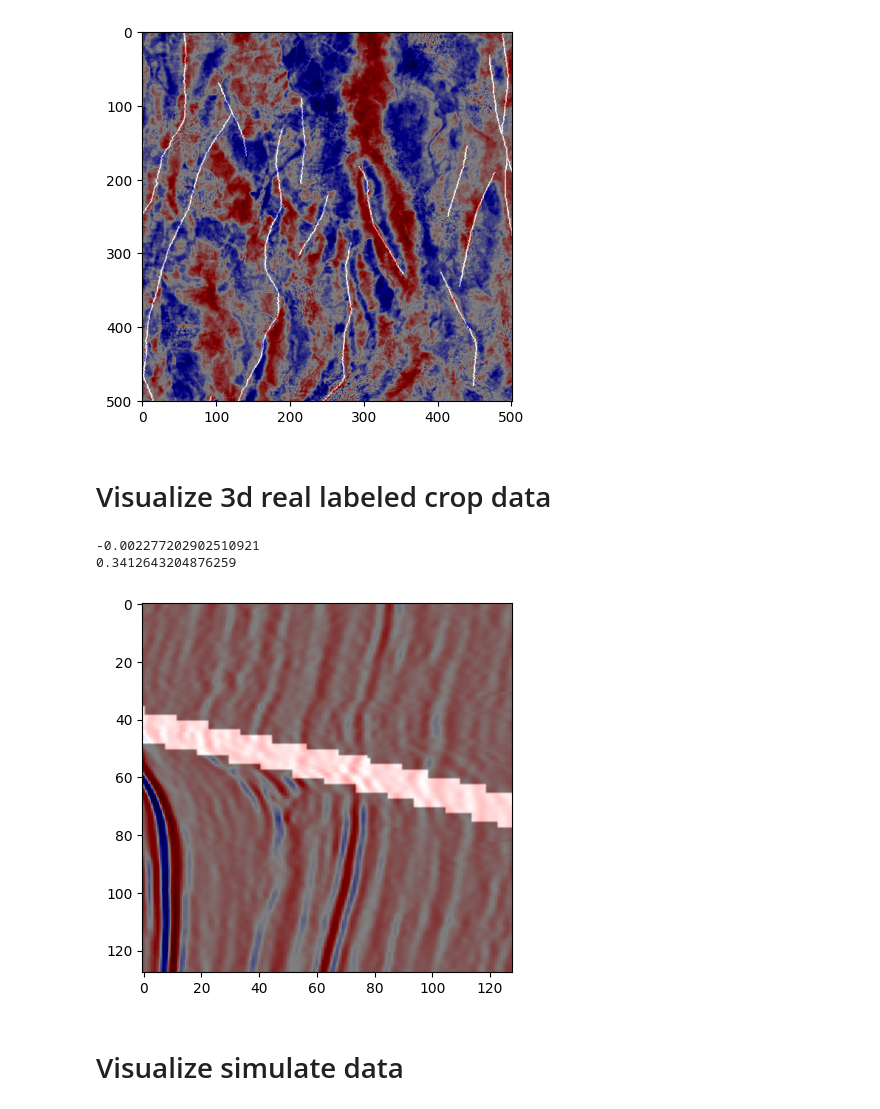
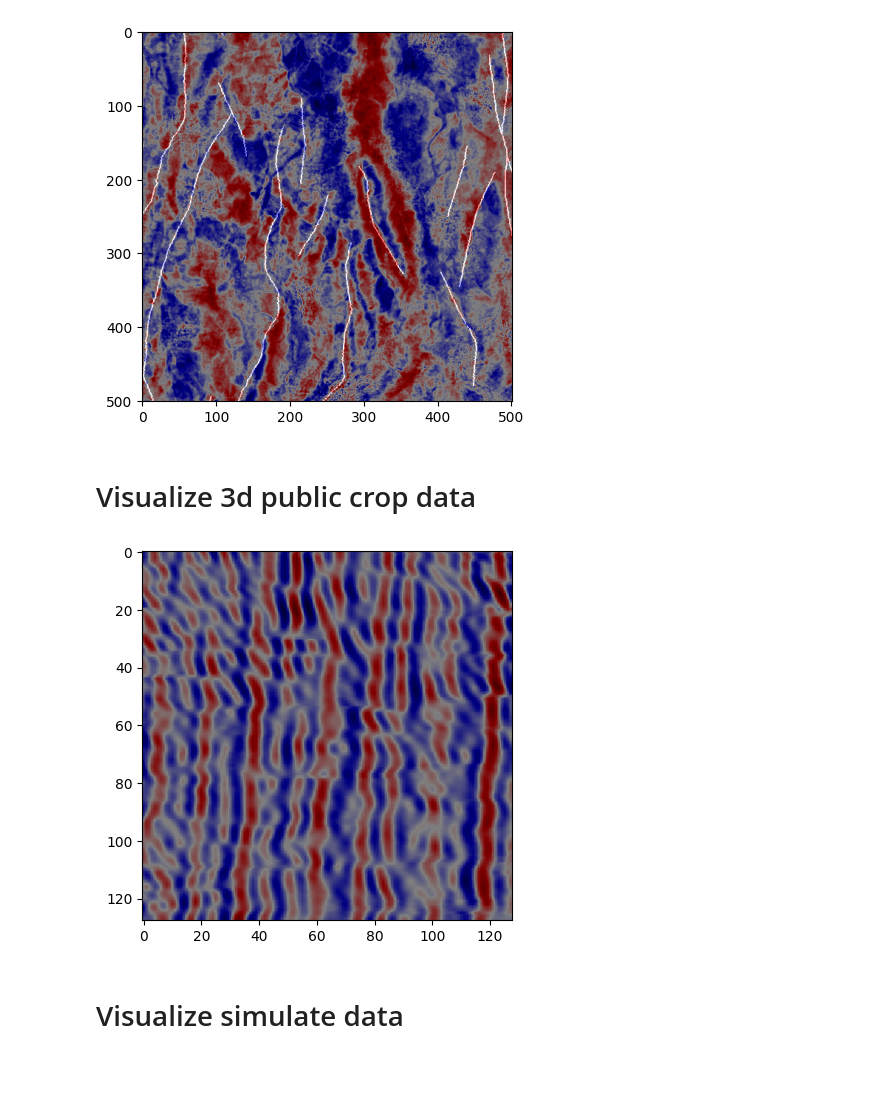
Before and after one commit to Kinlyran/Fault_Recong_zzr, a Jupyter notebook: data_explore.ipynb, the cells around one changed output. Cells and saved outputs as stored; diff of their text form; code cells hidden in the pictures; blank space fills up the shorter version.

```diff
--- a/data_explore.ipynb
+++ b/data_explore.ipynb
@@ -52,28 +36,23 @@ plt.show()
 # %% [output]
 [figure]
 # %% [markdown]
-# Visualize 3d real labeled crop data
+# Visualize 3d public crop data
 # %%
 root_path = '/home/zhangzr/FaultRecongnition/Fault_data/public_data/'
 scr_root_path = os.path.join(root_path, 'crop')
 data_split = 'train'
 data_lst = os.listdir(os.path.join(scr_root_path, data_split))
-index = 15
+index = 500
 with h5py.File(os.path.join(scr_root_path, data_split, data_lst[index]), 'r') as f:
     seis = f['raw'][:]
     label = f['label'][:]
-print(seis.mean())
-print(seis.std())
-# %% [output]
--0.002277202902510921
-0.3412643204876259
 # %%
-slice_id = 0
+slice_id = 10
 plt.imshow(seis[slice_id,:,:], cmap='seismic')
 plt.imshow(label[slice_id,:,:], cmap='gray', alpha=0.5)
 plt.show()
 # %% [output]
-[figure, old version]
+[figure, new version]
 # %% [markdown]
 # Visualize simulate data
 # %%
```
Also changed, not shown: parts of 10 cells of this notebook, 1 other file.
